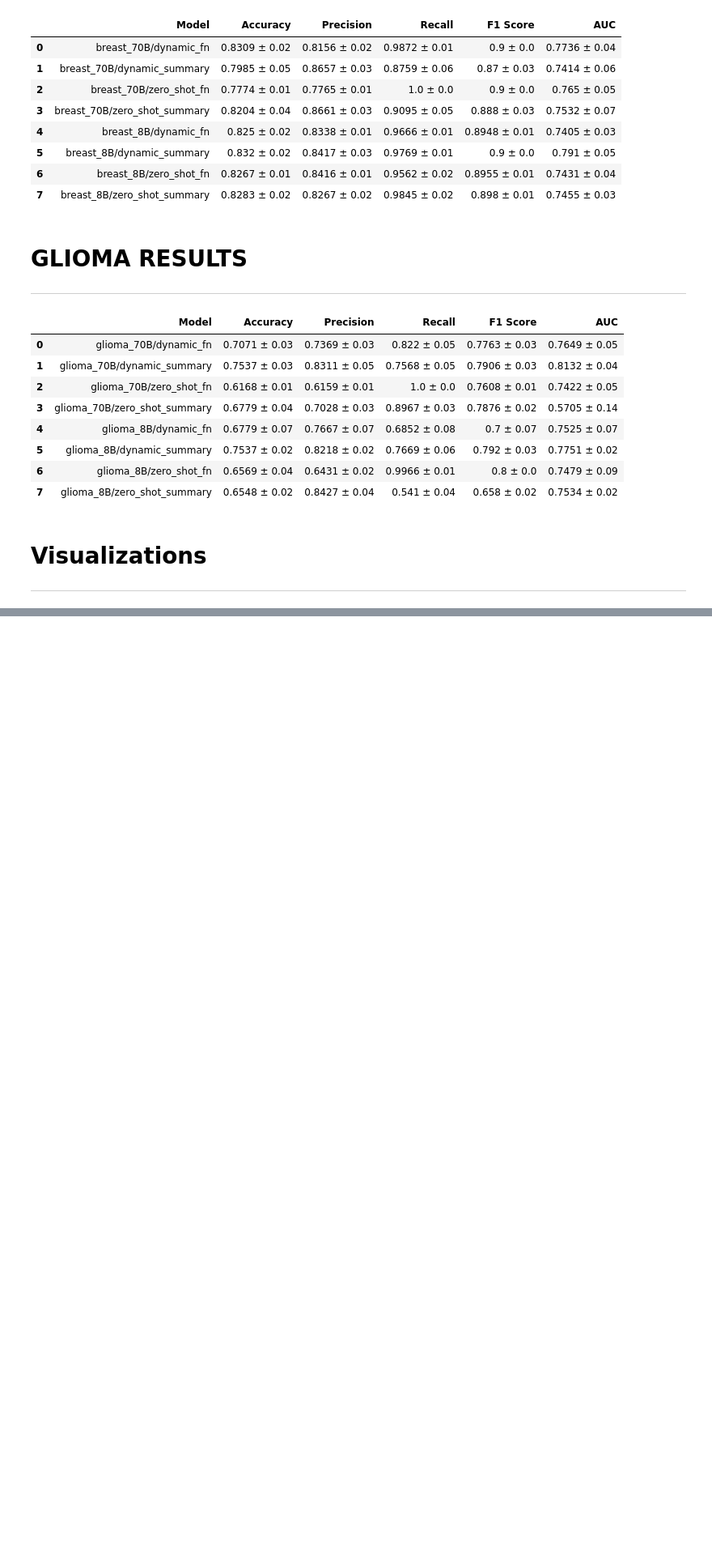
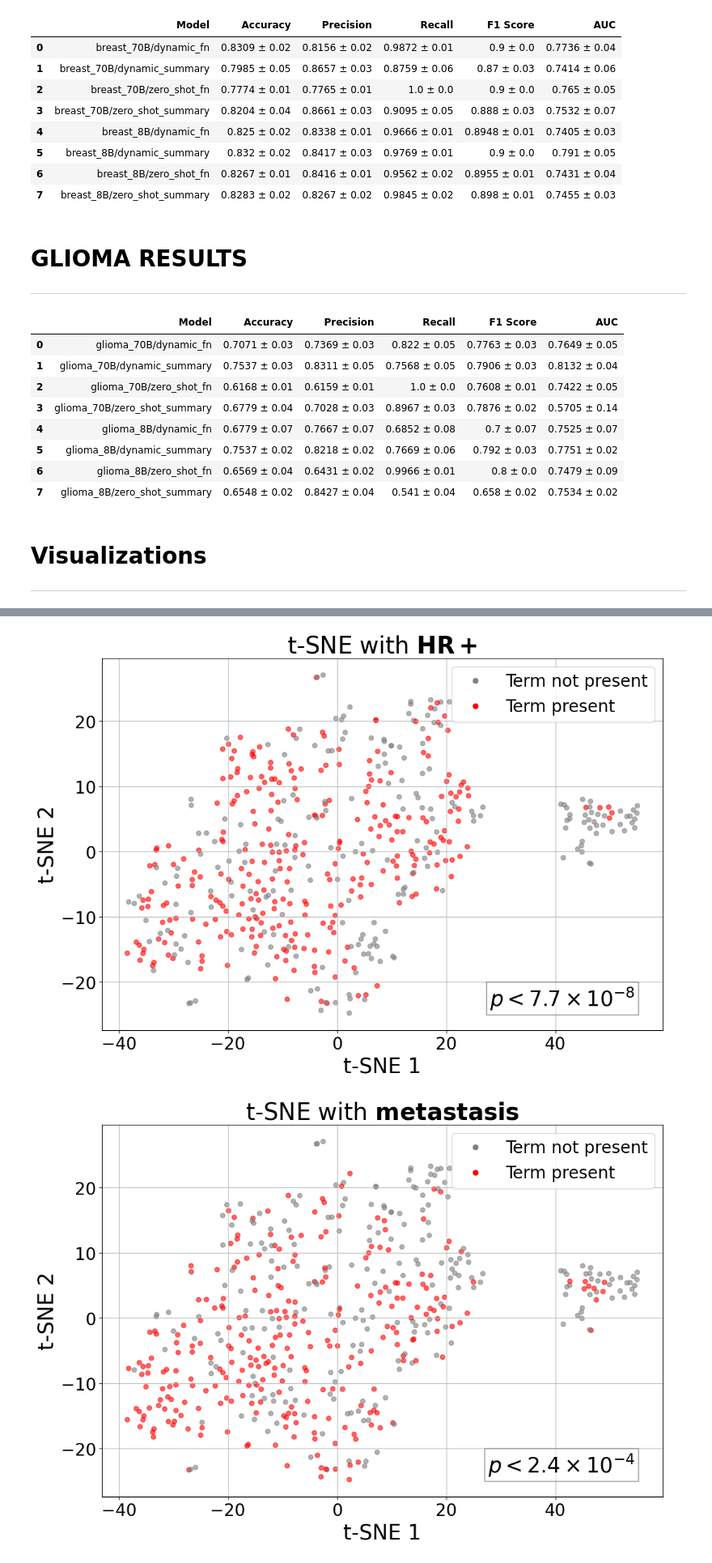
Before and after one commit to OncoNLP/DynamicPrompting-ICL, a Jupyter notebook: pipeline/RESULTS.ipynb, the cells around one changed output, grey strips where cells are left out. Shown at 81% size. Drawn from its saved outputs; the diff is of its cells as text; code cells hidden in the pictures; blank space fills up the shorter version.

```diff
--- a/pipeline/RESULTS.ipynb
+++ b/pipeline/RESULTS.ipynb
@@ -647,0 +760,27 @@ combined_df
+# %%
+keyword = ["HR\+", "leptomeningeal", "receptor negative", "lumpectomy"]
+variations = [["HR\+", "ER positive", "PR positive", "hormones positive", "ER\+", "PR\+"], ["sclerosis", "metastasis"], ["ER negative", "Estrogen negative", "PR negative", "progesterone negative"], ['lumpectomy']]
+term_name = ["HR+", 'metastasis', 'triple negative', 'lumpectomy']
+
+patterns = []
+for i,x in enumerate(keyword):
+    patterns.append('|'.join([x] + variations[i]))
+# %%
+for i, p in enumerate(patterns):
+    data['term_present'] = data['text'].str.contains(p, case=False, na=False)
+    term_present_integers = data['term_present'].astype(int).values
+    overallsurvival_data = data['overallsurvival'].values
+    binary_outcome_data = data['label'].values
+    plot_tsne_with_term_and_p_value(
+        embeddings=np.array(embeddings),
+        term_presence=term_present_integers,
+        overallsurvival=overallsurvival_data,
+        binary_outcome=binary_outcome_data,
+        term_name=term_name[i],
+        perplexity=16,
+        learning_rate=3,
+        n_iter=2000
+    )
+# %% [output]
+[figure, added]
+[figure, added]
```
Also changed, not shown: parts of 31 cells of this notebook.
